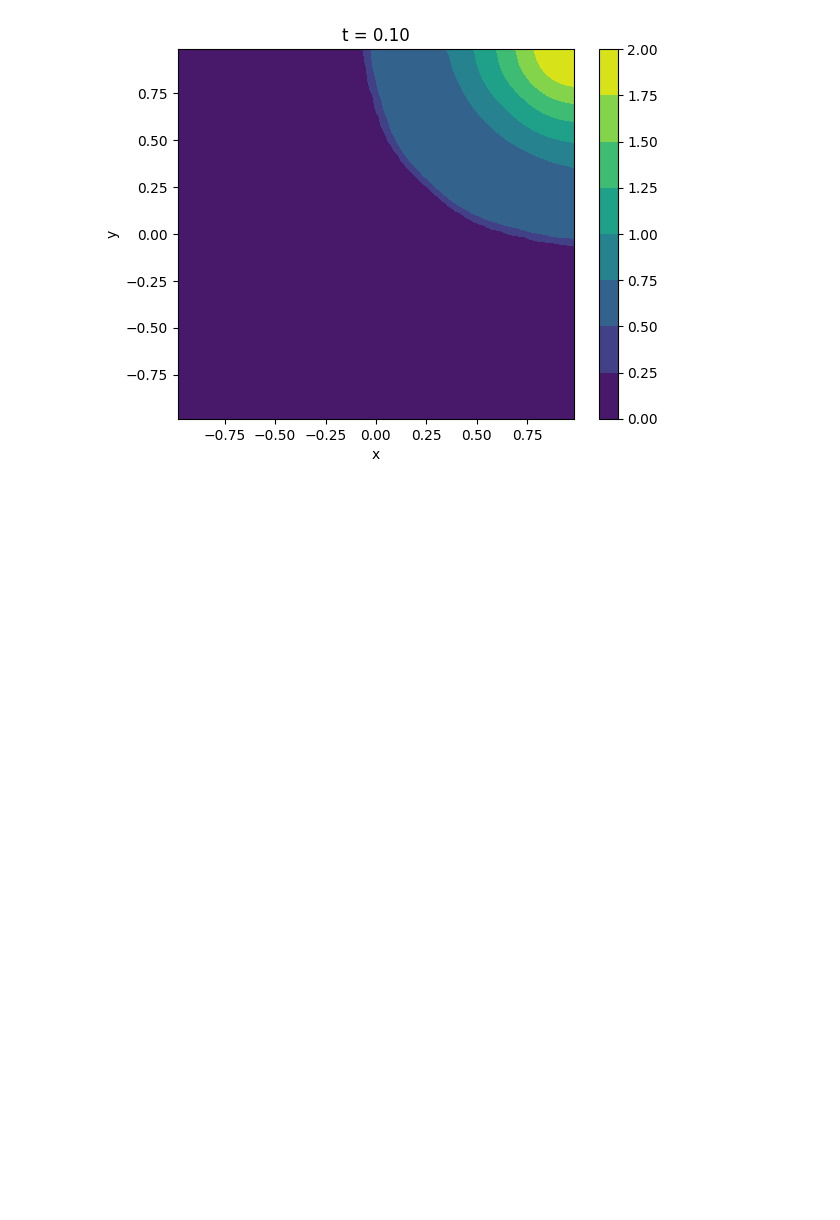
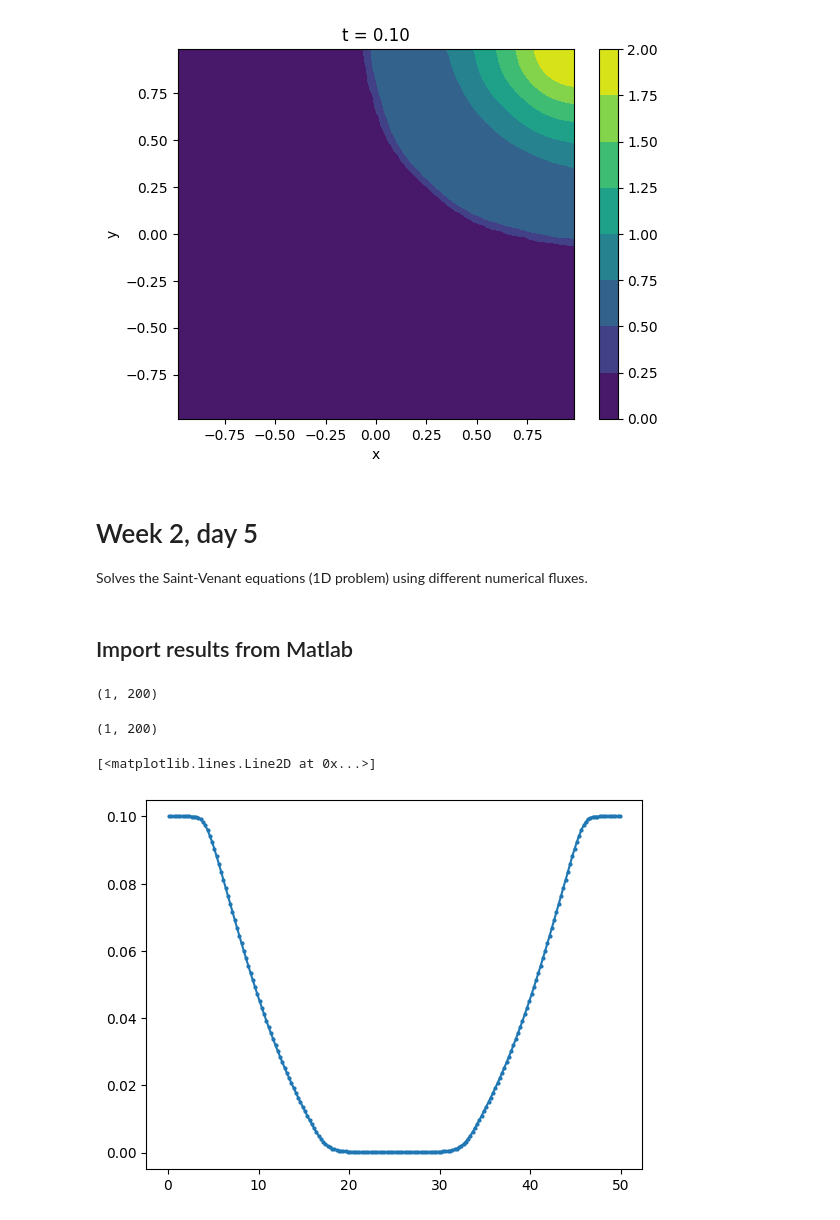
Before and after one commit to MelissaJessen/Shallow-Water-Equations, a Jupyter notebook: trento-course.ipynb, the cells around one changed output. Saved outputs shown, nothing was run; the diff lists cells and outputs as text; code cells hidden in the pictures; blank space fills up the shorter version.

```diff
--- a/trento-course.ipynb
+++ b/trento-course.ipynb
@@ -1007,3 +1016,29 @@ plt.show()
 # %% [output]
 [figure]
 [figure]
+# %% [markdown]
+# Week 2, day 5
+Solves the Saint-Venant equations (1D problem) using different numerical fluxes.
+# %% [markdown]
+## Import results from Matlab
+# %%
+# Load the .mat file
+mat_data = loadmat('data/torotest5flux5.mat')
+x = mat_data['xc']
+h = mat_data['h']
+u = mat_data['u']
+hexact = mat_data['hexact']
+uexact = mat_data['uexact']
+# %%
+x.shape
+# %% [output]
+(1, 200)
+# %%
+h.shape
+# %% [output]
+(1, 200)
+# %%
+plt.plot(x[0, :], h[0, :], '-o', markersize = 2)
+# %% [output]
+[<matplotlib.lines.Line2D at 0x...>]
+[figure, added]
```
Also changed, not shown: parts of 16 cells of this notebook, 50 other files.
